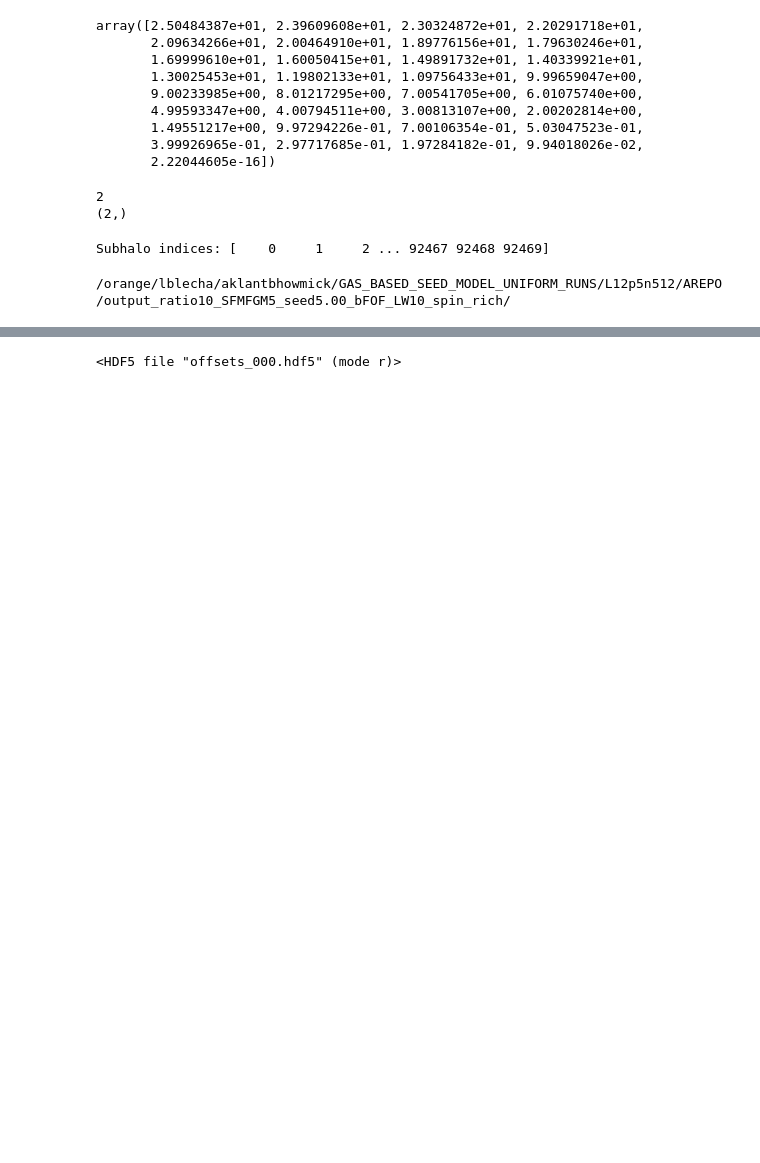
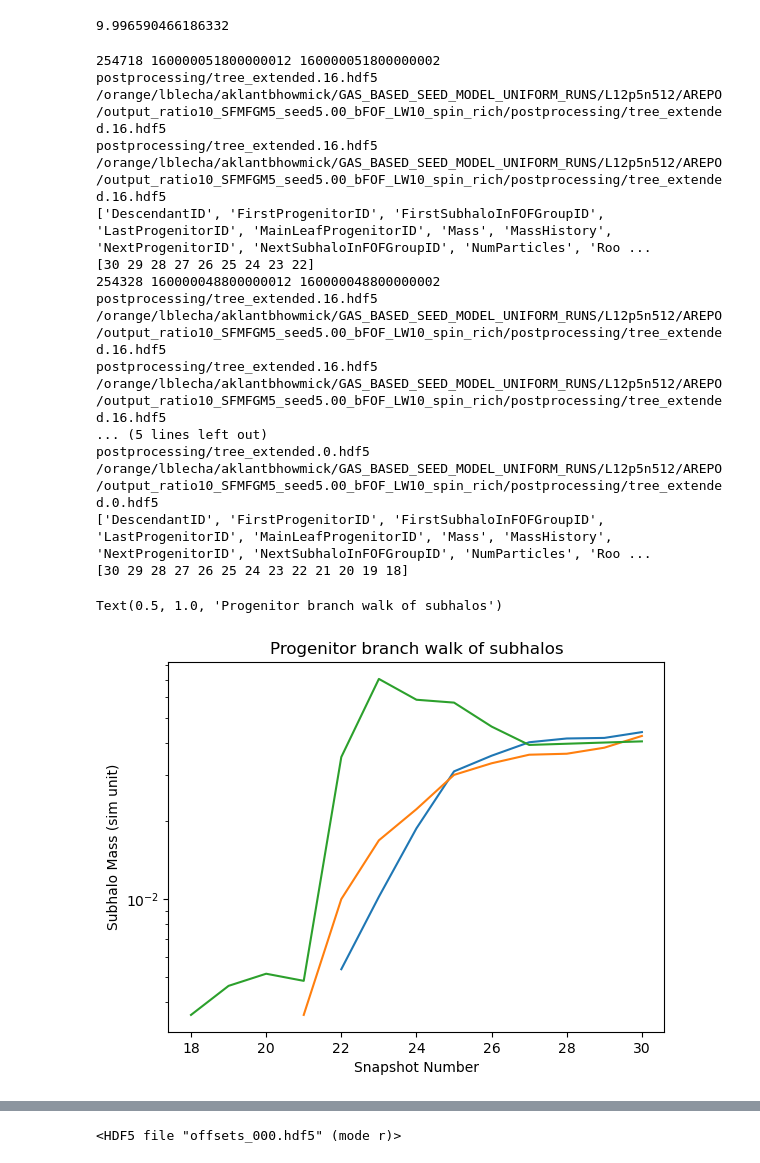
Before and after one commit to pranav-satheesh/host_galaxies, a Jupyter notebook: notebooks/testing_brahma_snaps.ipynb, the cells around one changed output, grey strips where cells are left out. Cells and saved outputs as stored; diff of their text form; code cells hidden in the pictures; blank space fills up the shorter version.

```diff
--- a/notebooks/testing_brahma_snaps.ipynb
+++ b/notebooks/testing_brahma_snaps.ipynb
@@ -19,0 +43,2 @@ redshifts  =np.array([il.groupcat.loadHeader(basePath, snap)['Redshift'] for sna
+# %%
+basePath = '/orange/lblecha/aklantbhowmick/GAS_BASED_SEED_MODEL_UNIFORM_RUNS/L12p5n512/AREPO/output_ratio10_SFMFGM5_seed5.00_bFOF_LW10_spin_rich/'
@@ -19,0 +75,4 @@ redshifts  =np.array([il.groupcat.loadHeader(basePath, snap)['Redshift'] for sna
+# %%
+snapNum=5
+GroupFirstSub = il.groupcat.loadHalos(basePath,snapNum,fields=['GroupFirstSub'])
+print(GroupFirstSub)
@@ -20,32 +93,38 @@ redshifts  =np.array([il.groupcat.loadHeader(basePath, snap)['Redshift'] for sna
 # %%
-redshifts
+redshifts[15]
 # %% [output]
-array([2.50484387e+01, 2.39609608e+01, 2.30324872e+01, 2.20291718e+01,
-       2.09634266e+01, 2.00464910e+01, 1.89776156e+01, 1.79630246e+01,
-       1.69999610e+01, 1.60050415e+01, 1.49891732e+01, 1.40339921e+01,
-       1.30025453e+01, 1.19802133e+01, 1.09756433e+01, 9.99659047e+00,
-       9.00233985e+00, 8.01217295e+00, 7.00541705e+00, 6.01075740e+00,
-       4.99593347e+00, 4.00794511e+00, 3.00813107e+00, 2.00202814e+00,
-       1.49551217e+00, 9.97294226e-01, 7.00106354e-01, 5.03047523e-01,
-       3.99926965e-01, 2.97717685e-01, 1.97284182e-01, 9.94018026e-02,
-       2.22044605e-16])
+9.996590466186332
-# %%
-fields = ['SubhaloMass','SubhaloSFRinRad']
-subhalos = il.groupcat.loadSubhalos(basePath,0,fields=fields)
-print(subhalos['count'])
-print(subhalos['SubhaloMass'].shape)
-# %% [output]
-2
-(2,)
-# %%
-subhalos = il.groupcat.loadSubhalos(basePath, snapNum=32, fields=['SubhaloMass', 'SubhaloGrNr'])
-
-# Get the "index-based IDs" for subhalos (0 to N-1)
-subhalo_indices = np.arange(len(subhalos['SubhaloMass']))
-print(f"Subhalo indices: {subhalo_indices}")
-# %% [output]
-Subhalo indices: [    0     1     2 ... 92467 92468 92469]
-# %%
-print(basePath)
-# %% [output]
-/orange/lblecha/aklantbhowmick/GAS_BASED_SEED_MODEL_UNIFORM_RUNS/L12p5n512/AREPO/output_ratio10_SFMFGM5_seed5.00_bFOF_LW10_spin_rich/
+# %%
+fields = ['Mass','SubfindID','SnapNum']
+
+snapNum=30
+GroupFirstSub = il.groupcat.loadHalos(basePath,snapNum,fields=['GroupFirstSub'])
+start = 15
+for i in range(start,start+3):
+    tree = il.sublink.loadTree(basePath,snapNum,GroupFirstSub[i],fields=fields,onlyMPB=True)
+    print(tree['SnapNum'])
+    plt.plot(tree['SnapNum'],tree['Mass'],'-')
+plt.yscale('log')
+plt.xlabel('Snapshot Number')
+plt.ylabel('Subhalo Mass (sim unit)')
+plt.title('Progenitor branch walk of subhalos')
+# %% [output]
+254718 160000051800000012 160000051800000002
+postprocessing/tree_extended.16.hdf5
+/orange/lblecha/aklantbhowmick/GAS_BASED_SEED_MODEL_UNIFORM_RUNS/L12p5n512/AREPO/output_ratio10_SFMFGM5_seed5.00_bFOF_LW10_spin_rich/postprocessing/tree_extended.16.hdf5
+postprocessing/tree_extended.16.hdf5
+/orange/lblecha/aklantbhowmick/GAS_BASED_SEED_MODEL_UNIFORM_RUNS/L12p5n512/AREPO/output_ratio10_SFMFGM5_seed5.00_bFOF_LW10_spin_rich/postprocessing/tree_extended.16.hdf5
+['DescendantID', 'FirstProgenitorID', 'FirstSubhaloInFOFGroupID', 'LastProgenitorID', 'MainLeafProgenitorID', 'Mass', 'MassHistory', 'NextProgenitorID', 'NextSubhaloInFOFGroupID', 'NumParticles', 'Roo ...
+[30 29 28 27 26 25 24 23 22]
+254328 160000048800000012 160000048800000002
+postprocessing/tree_extended.16.hdf5
+/orange/lblecha/aklantbhowmick/GAS_BASED_SEED_MODEL_UNIFORM_RUNS/L12p5n512/AREPO/output_ratio10_SFMFGM5_seed5.00_bFOF_LW10_spin_rich/postprocessing/tree_extended.16.hdf5
+postprocessing/tree_extended.16.hdf5
+/orange/lblecha/aklantbhowmick/GAS_BASED_SEED_MODEL_UNIFORM_RUNS/L12p5n512/AREPO/output_ratio10_SFMFGM5_seed5.00_bFOF_LW10_spin_rich/postprocessing/tree_extended.16.hdf5
+... (5 lines left out)
+postprocessing/tree_extended.0.hdf5
+/orange/lblecha/aklantbhowmick/GAS_BASED_SEED_MODEL_UNIFORM_RUNS/L12p5n512/AREPO/output_ratio10_SFMFGM5_seed5.00_bFOF_LW10_spin_rich/postprocessing/tree_extended.0.hdf5
+['DescendantID', 'FirstProgenitorID', 'FirstSubhaloInFOFGroupID', 'LastProgenitorID', 'MainLeafProgenitorID', 'Mass', 'MassHistory', 'NextProgenitorID', 'NextSubhaloInFOFGroupID', 'NumParticles', 'Roo ...
+[30 29 28 27 26 25 24 23 22 21 20 19 18]
+Text(0.5, 1.0, 'Progenitor branch walk of subhalos')
+[figure, added]
```
Also changed, not shown: parts of 20 cells of this notebook, 3 other files.
